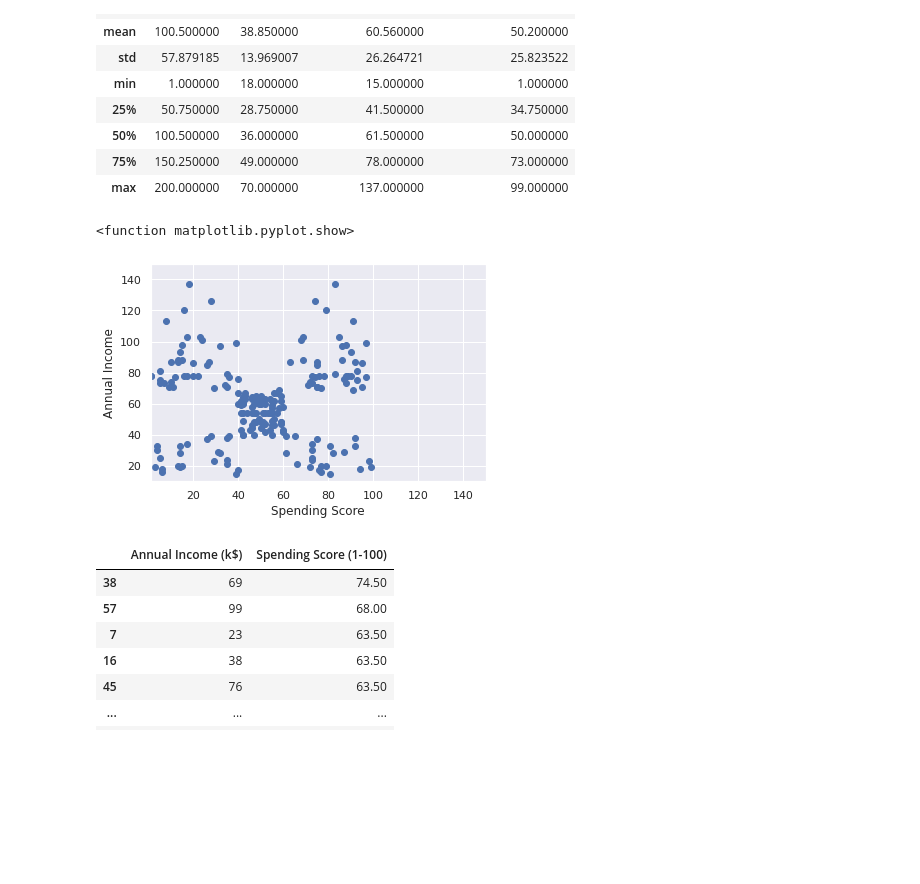
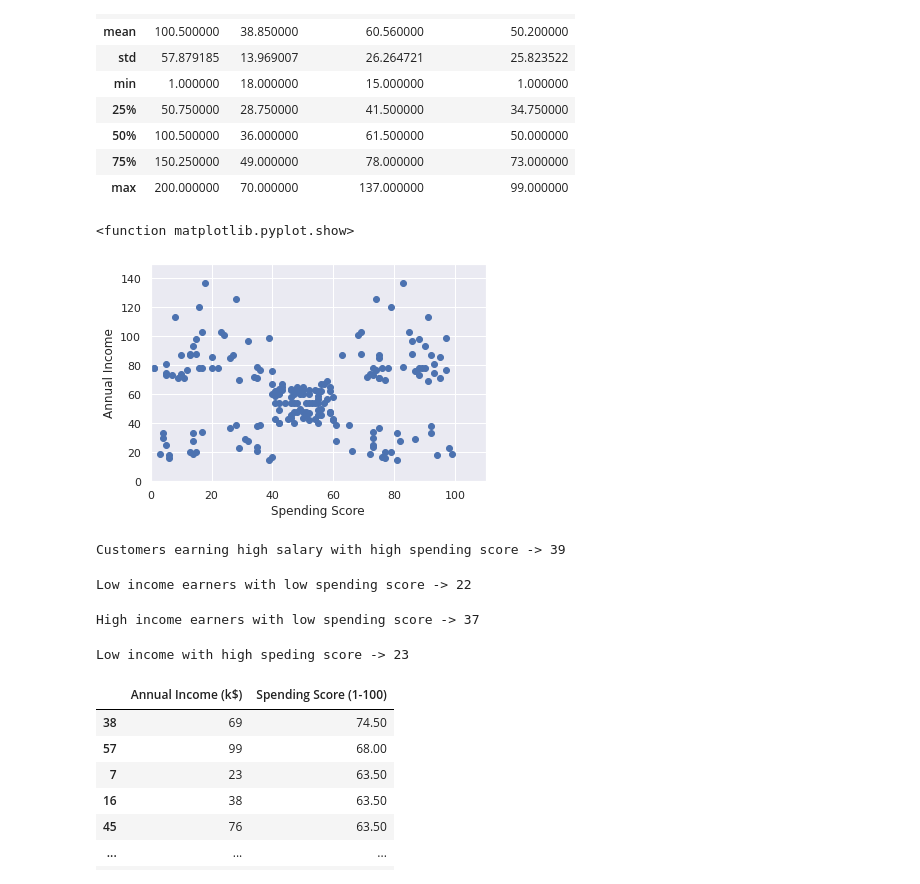
Before and after one commit to stevmide/Data-Science-Project, a Jupyter notebook: MallCustomerSegementation/Mall_Customer_Segementation.ipynb, the cells around one changed output. Drawn from its saved outputs; the diff is of its cells as text; code cells hidden in the pictures; blank space fills up the shorter version.

```diff
--- a/MallCustomerSegementation/Mall_Customer_Segementation.ipynb
+++ b/MallCustomerSegementation/Mall_Customer_Segementation.ipynb
@@ -57,12 +74,36 @@ data.describe()
 | max | 200.000000 | 70.000000 | 137.000000 | 99.000000 |
 # %%
 plt.scatter(data['Spending Score (1-100)'],data['Annual Income (k$)'])
-plt.xlim(1,150)
-plt.ylim(10,150)
+plt.xlim(0,110)
+plt.ylim(0,150)
 plt.xlabel('Spending Score')
 plt.ylabel('Annual Income')
 plt.show
 # %% [output]
 <function matplotlib.pyplot.show>
-[figure, old version]
+[figure, new version]
+# %%
+print("Customers earning high salary with high spending score ->",
+      data[(data['Spending Score (1-100)'] > 60) &
+                (data['Annual Income (k$)'] > 65)]['CustomerID'].count())
+# %% [output]
+Customers earning high salary with high spending score -> 39
+# %%
+print("Low income earners with low spending score ->",
+      data[(data['Spending Score (1-100)'] < 40) &
+                (data['Annual Income (k$)'] < 40)]['CustomerID'].count())
+# %% [output]
+Low income earners with low spending score -> 22
+# %%
+print("High income earners with low spending score ->",
+      data[(data['Spending Score (1-100)'] < 40) &
+                (data['Annual Income (k$)'] > 65)]['CustomerID'].count())
+# %% [output]
+High income earners with low spending score -> 37
+# %%
+print("Low income with high speding score ->",
+      data[(data['Spending Score (1-100)'] > 60) &
+                (data['Annual Income (k$)'] < 40)]['CustomerID'].count())
+# %% [output]
+Low income with high speding score -> 23
 # %%
```
Also changed, not shown: parts of 19 cells of this notebook.
